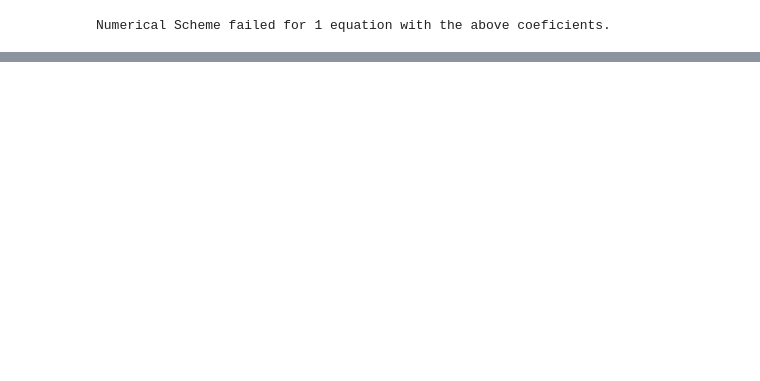
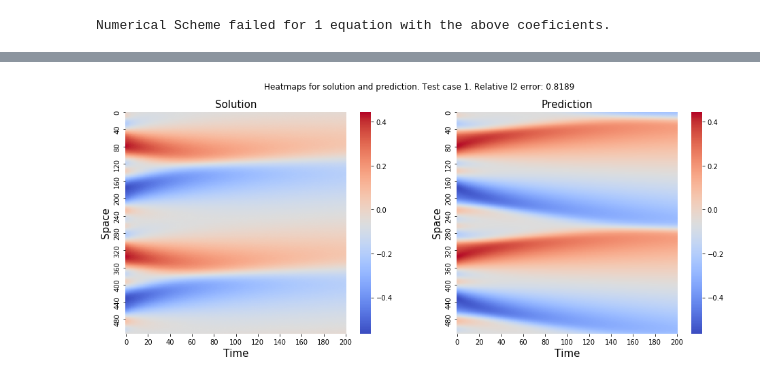
Before and after one commit to andrisger/Feature-Engineering-with-Regularity-Structures, a Jupyter notebook: Burgers_Numerics2.ipynb, the cells around one changed output, grey strips where cells are left out. Drawn from its saved outputs; the diff is of its cells as text; code cells hidden in the pictures; blank space fills up the shorter version.

```diff
--- a/Burgers_Numerics2.ipynb
+++ b/Burgers_Numerics2.ipynb
@@ -70,7 +78,7 @@ av_er_noise = show.errors(Burgers_true, Prediction_noise, full = False, maxi = T
 
 # Number of equations used for the PDE-FIND algorithm
 learning_samples = num_samples-len(test)
-# learning_samples = 10
+learning_samples = 1
 
 u = np.array([Burgers_noise[i] for i in range(len(Burgers_noise)) if i not in test])
 
@@ -114,0 +130,4 @@ Maximum relative error among test cases: 0.9418865932301519
+# %%
+show_FIND.full_comparison(0, Burgers_noise_df, Burgers_noise_FIND_)
+# %% [output]
+[figure, added]
```
Also changed, not shown: parts of 7 cells of this notebook.
